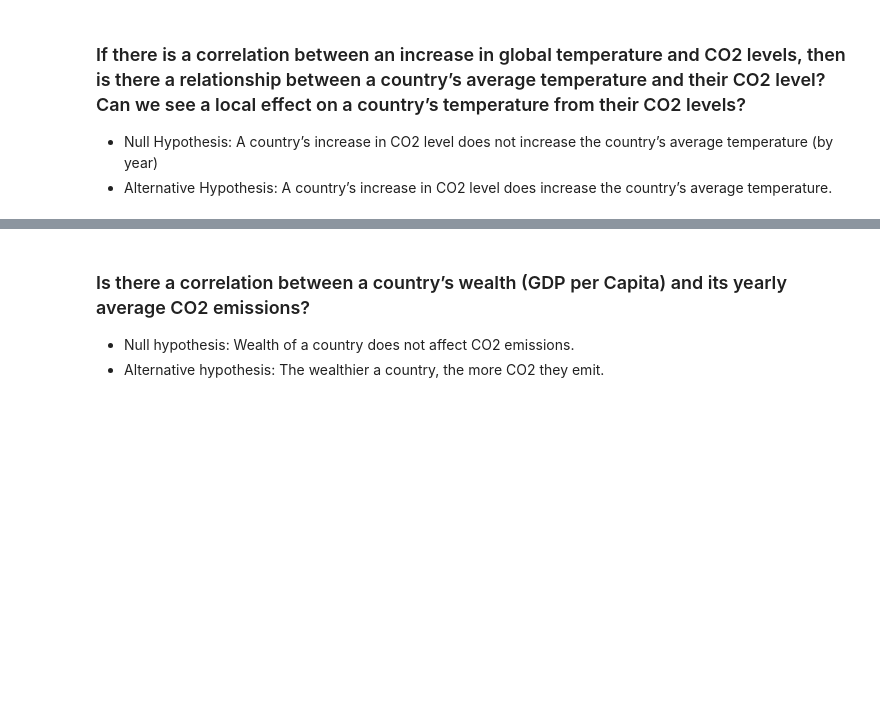
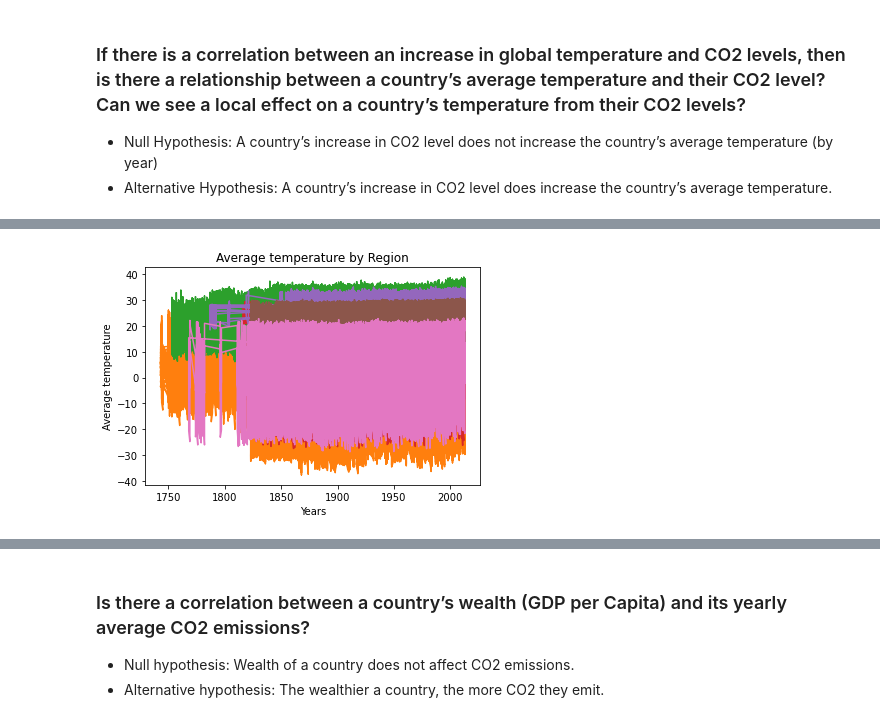
Before and after one commit to Heesu-H/project_1, a Jupyter notebook: ClimateChangePy.ipynb, the cells around one changed output, grey strips where cells are left out. Cells and saved outputs as stored; diff of their text form; code cells hidden in the pictures; blank space fills up the shorter version.

```diff
--- a/ClimateChangePy.ipynb
+++ b/ClimateChangePy.ipynb
@@ -14,5 +14,5 @@ climchang_df.columns
 # %%
-year=[1990+x for x in range(22)]
-for x in year:
-    climchang_df[x]=pd.to_numeric(climchang_df[x],errors='coerce')
+#year=[1990+x for x in range(22)]
+#for x in year:
+    #climchang_df[x]=pd.to_numeric(climchang_df[x],errors='coerce')
 # %%
@@ -96,0 +202,4 @@ mean_co2_emission.head()
+# %%
+# merge dfs on country
+co2_temp = df_final.merge(co2_df,how="inner",on="Country", suffixes=('_temp', '_co2'))
+co2_temp.head()
@@ -96,0 +222,9 @@ mean_co2_emission.head()
+# %%
+# Create DFs per region first
+temp_sa = co2_temp[co2_temp["Region"]=="South Asia"]
+df_eca  = co2_temp[co2_temp["Region"]=="Europe & Central Asia"]
+df_mena = co2_temp[co2_temp["Region"]=="Middle East & North Africa"]
+df_eap = co2_temp[co2_temp["Region"]=="East Asia & Pacific"]
+df_ssa = co2_temp[co2_temp["Region"]=="Sub-Saharan Africa"]
+df_lac = co2_temp[co2_temp["Region"]=="Latin America & Caribbean"]
+df_na = co2_temp[co2_temp["Region"]=="North America"]
@@ -96,0 +283,48 @@ mean_co2_emission.head()
+# %%
+# Line plot South Asia
+x_sa = temp_sa["Year"]
+y_sa = temp_sa["AverageTemperature"]
+plt.plot(x_sa, y_sa)
+
+# Line plot eca
+x_eca = temp_eca["Year"]
+y_eca = temp_eca["AverageTemperature"]
+plt.plot(x_eca, y_eca)
+
+# Line plot mena
+x_mena = temp_mena["Year"]
+y_mena = temp_mena["AverageTemperature"]
+plt.plot(x_mena, y_mena)
+
+# Line plot eap
+x_eap = temp_eap["Year"]
+y_eap = temp_eap["AverageTemperature"]
+plt.plot(x_eap, y_eap)
+
+# Line plot ssa
+x_ssa = temp_ssa["Year"]
+y_ssa = temp_ssa["AverageTemperature"]
+plt.plot(x_ssa, y_ssa)
+
+# Line plot lac
+x_lac = temp_lac["Year"]
+y_lac = temp_lac["AverageTemperature"]
+plt.plot(x_lac, y_lac)
+
+# Line plot na
+x_na = temp_na["Year"]
+y_na = temp_na["AverageTemperature"]
+plt.plot(x_na, y_na)
+
+
+
+# Set a Title and labels
+ax.set_xticks([0,175,4,6])
+plt.title("Average temperature by Region")
+plt.xlabel("Years")
+plt.ylabel("Average temperature")
+
+plt.show()
+plt.tight_layout()
+# %% [output]
+[figure, added]
```
Also changed, not shown: parts of 26 cells of this notebook.
